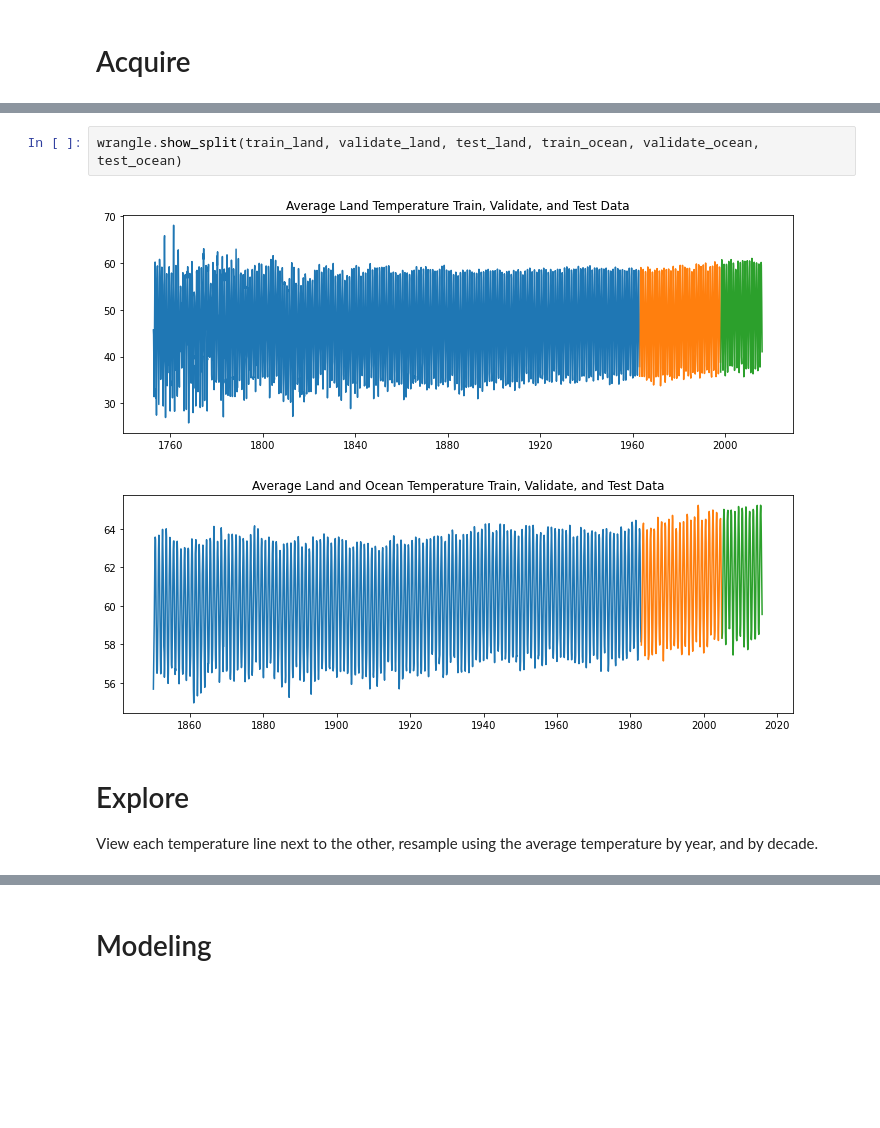
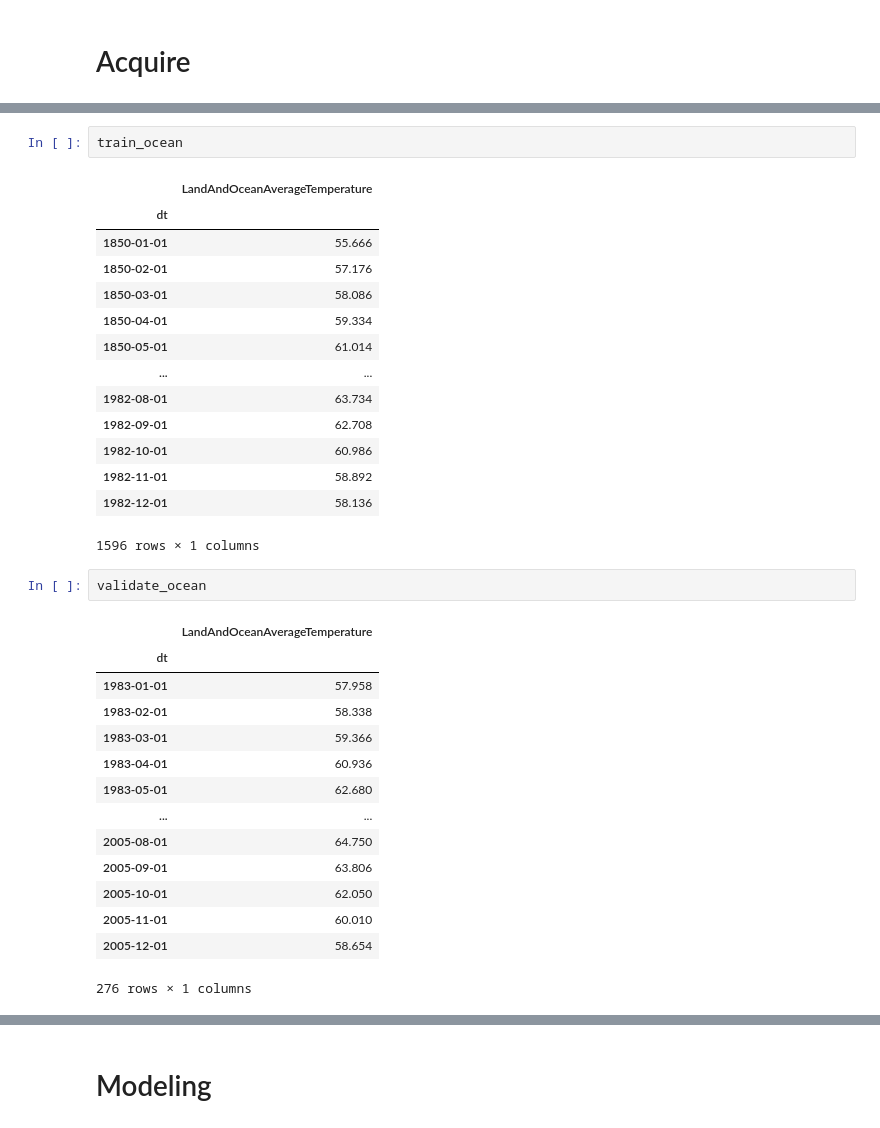
Before and after one commit to Johndsalas/earths_temperature_time_series, a Jupyter notebook: main_notebook.ipynb, the cells around one changed output, grey strips where cells are left out. Cells and saved outputs as stored; diff of their text form; blank space fills up the shorter version.

```diff
--- a/main_notebook.ipynb
+++ b/main_notebook.ipynb
@@ -58,9 +71,34 @@ train_land, validate_land, test_land, train_ocean, validate_ocean, test_ocean =
-# %%
-wrangle.show_split(train_land, validate_land, test_land, train_ocean, validate_ocean, test_ocean)
-# %% [output]
-[figure, removed]
-[figure, removed]
-# %% [markdown]
-# Explore
-
-View each temperature line next to the other, resample using the average temperature by year, and by decade.
+# %%
+train_ocean
+# %% [output]
+|  | LandAndOceanAverageTemperature |
+| dt |  |
+| 1850-01-01 | 55.666 |
+| 1850-02-01 | 57.176 |
+| 1850-03-01 | 58.086 |
+| 1850-04-01 | 59.334 |
+| 1850-05-01 | 61.014 |
+| ... | ... |
+| 1982-08-01 | 63.734 |
+| 1982-09-01 | 62.708 |
+| 1982-10-01 | 60.986 |
+| 1982-11-01 | 58.892 |
+| 1982-12-01 | 58.136 |
+1596 rows × 1 columns
+# %%
+validate_ocean
+# %% [output]
+|  | LandAndOceanAverageTemperature |
+| dt |  |
+| 1983-01-01 | 57.958 |
+| 1983-02-01 | 58.338 |
+| 1983-03-01 | 59.366 |
+| 1983-04-01 | 60.936 |
+| 1983-05-01 | 62.680 |
+| ... | ... |
+| 2005-08-01 | 64.750 |
+| 2005-09-01 | 63.806 |
+| 2005-10-01 | 62.050 |
+| 2005-11-01 | 60.010 |
+| 2005-12-01 | 58.654 |
+276 rows × 1 columns
```
Also changed, not shown: parts of 33 cells of this notebook, 3 other files.
